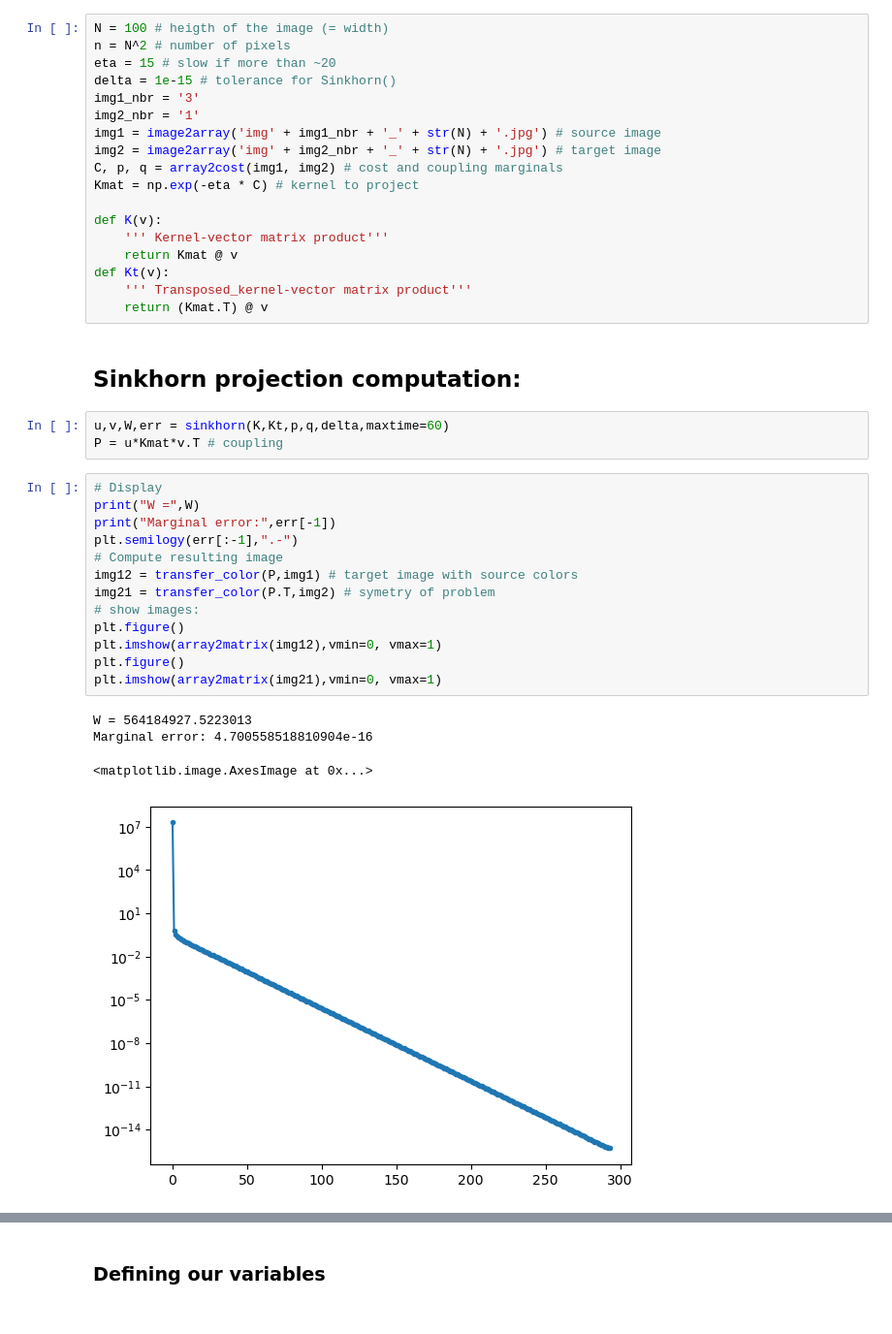
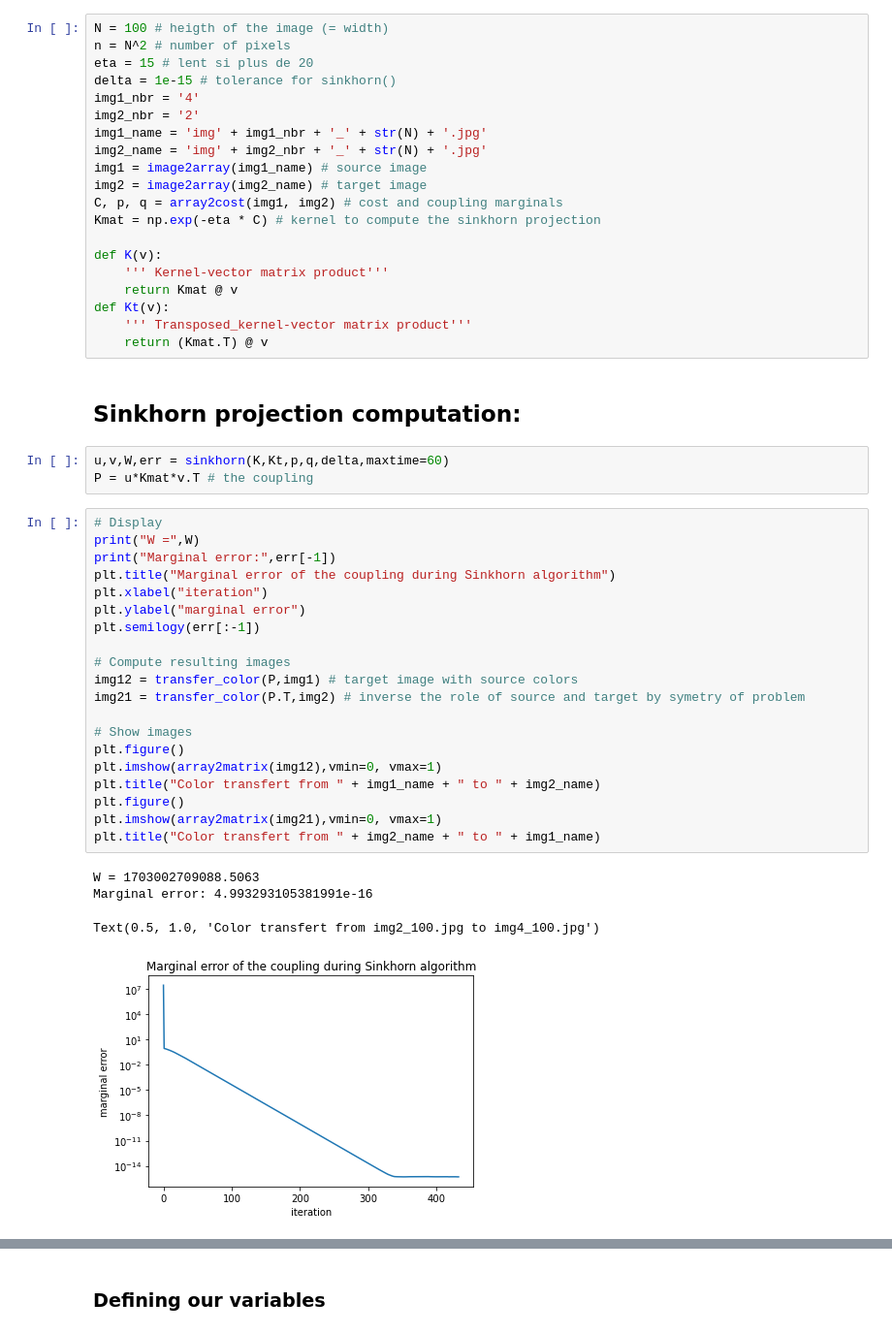
Before and after one commit to Benoit-Muller/Low_Rank_Approximation_Techniques_Project, a Jupyter notebook: color_transfert.ipynb, the cells around one changed output, grey strips where cells are left out. Shown: that part at 97% size. Saved outputs shown, nothing was run; the diff lists cells and outputs as text.

Commit message:
commentaires et changement de builders
array2cost fabriquait la transposée du vrai cost, c'est pour ça que color_transfer ne voulait pas utiliser la transposée sur le coupling

```diff
--- a/color_transfert.ipynb
+++ b/color_transfert.ipynb
@@ -25,14 +29,16 @@ from builders import image2array, array2cost, image2array, transfer_color, array
 # %%
 N = 100 # heigth of the image (= width)
 n = N^2 # number of pixels
-eta = 15 # slow if more than ~20
-delta = 1e-15 # tolerance for Sinkhorn()
-img1_nbr = '3'
-img2_nbr = '1'
-img1 = image2array('img' + img1_nbr + '_' + str(N) + '.jpg') # source image
-img2 = image2array('img' + img2_nbr + '_' + str(N) + '.jpg') # target image
+eta = 15 # lent si plus de 20
+delta = 1e-15 # tolerance for sinkhorn()
+img1_nbr = '4'
+img2_nbr = '2'
+img1_name = 'img' + img1_nbr + '_' + str(N) + '.jpg'
+img2_name = 'img' + img2_nbr + '_' + str(N) + '.jpg'
+img1 = image2array(img1_name) # source image
+img2 = image2array(img2_name) # target image
 C, p, q = array2cost(img1, img2) # cost and coupling marginals
-Kmat = np.exp(-eta * C) # kernel to project
+Kmat = np.exp(-eta * C) # kernel to compute the sinkhorn projection
 
 def K(v):
     ''' Kernel-vector matrix product'''
@@ -44,22 +50,29 @@ def Kt(v):
 ## Sinkhorn projection computation:
 # %%
 u,v,W,err = sinkhorn(K,Kt,p,q,delta,maxtime=60)
-P = u*Kmat*v.T # coupling
+P = u*Kmat*v.T # the coupling
 # %%
 # Display
 print("W =",W)
 print("Marginal error:",err[-1])
-plt.semilogy(err[:-1],".-")
-# Compute resulting image
+plt.title("Marginal error of the coupling during Sinkhorn algorithm")
+plt.xlabel("iteration")
+plt.ylabel("marginal error")
+plt.semilogy(err[:-1])
+
+# Compute resulting images
 img12 = transfer_color(P,img1) # target image with source colors
-img21 = transfer_color(P.T,img2) # symetry of problem
-# show images:
+img21 = transfer_color(P.T,img2) # inverse the role of source and target by symetry of problem
+
+# Show images
 plt.figure()
 plt.imshow(array2matrix(img12),vmin=0, vmax=1)
+plt.title("Color transfert from " + img1_name + " to " + img2_name)
 plt.figure()
 plt.imshow(array2matrix(img21),vmin=0, vmax=1)
+plt.title("Color transfert from " + img2_name + " to " + img1_name)
 # %% [output]
-W = 564184927.5223013
-Marginal error: 4.700558518810904e-16
+W = 1703002709088.5063
+Marginal error: 4.993293105381991e-16
-<matplotlib.image.AxesImage at 0x...>
+Text(0.5, 1.0, 'Color transfert from img2_100.jpg to img4_100.jpg')
-[figure, old version]
+[figure, new version]
```
Also changed, not shown: parts of 8 cells of this notebook, 3 other files.
